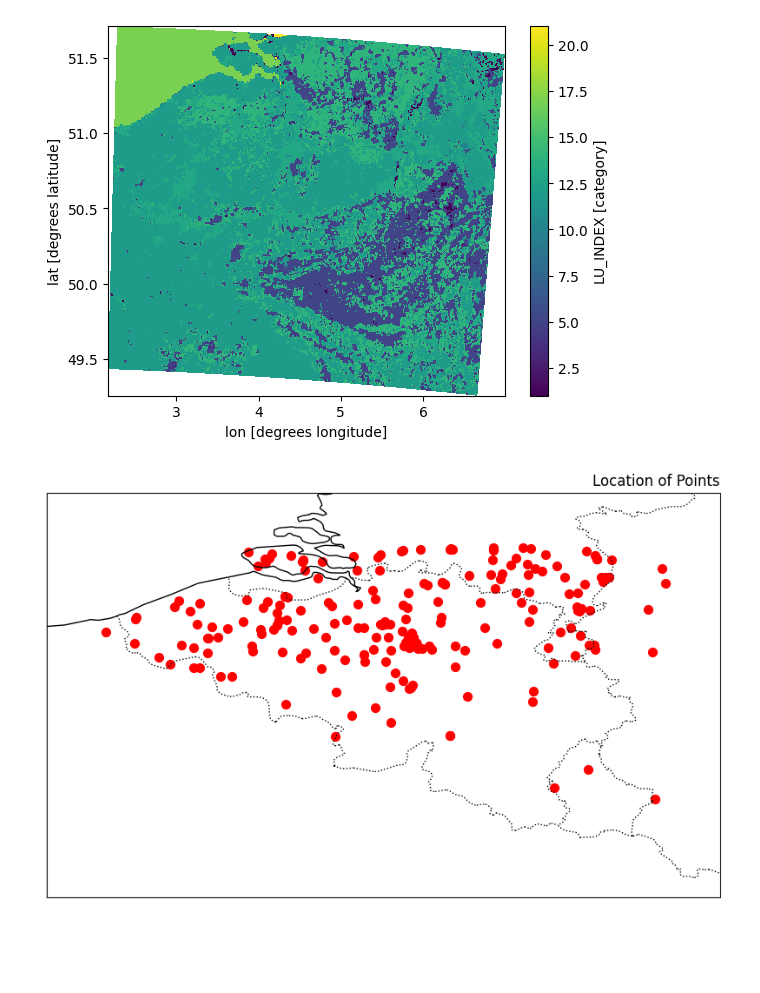
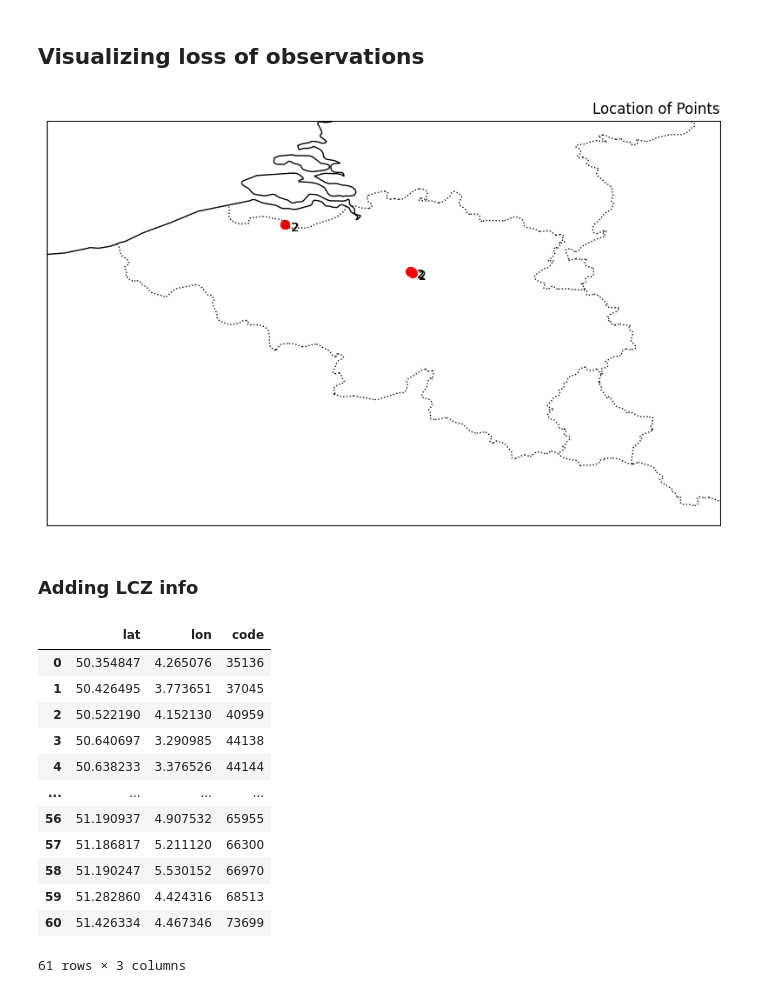
Before and after one commit to CORDEX-be2/ValEnsPy, a Jupyter notebook: analysis_ucl/WOW_data.ipynb, the cells around one changed output. Drawn from its saved outputs; the diff is of its cells as text; code cells hidden in the pictures; blank space fills up the shorter version.

```diff
--- a/analysis_ucl/WOW_data.ipynb
+++ b/analysis_ucl/WOW_data.ipynb
@@ -124,6 +189,33 @@ da = ds["LU_INDEX"]
-# %%
-da.plot(x = "lon", y = "lat")
-plot_points_map(d_coord_points, "belgium", bounds, station_id = "location")
-# %% [output]
-[figure, removed]
-[figure, removed]
+# %% [markdown]
+## Visualizing loss of observations
+# %%
+df_duplicates = pd.DataFrame([], columns = ["lat", "lon", "grid_index", "count"])
+for ind in np.unique(obs_indices.grid_index):
+    locs = np.where(obs_indices.grid_index == ind)[0]
+    if len(locs) > 1:
+        for i in locs:
+            df_duplicates.loc[i, ["lat", "lon", "grid_index"]] = obs_indices.loc[i]
+            df_duplicates.loc[i, "count"] = len(locs)
+
+df_duplicates = df_duplicates.reset_index(drop = True)
+ax2 = plot_points_map(df_duplicates, "belgium", bounds, station_id = "count", add_labels=True)
+# %% [output]
+[figure, added]
+# %% [markdown]
+### Adding LCZ info
+# %%
+d_coord_points
+# %% [output]
+|  | lat | lon | code |
+| 0 | 50.354847 | 4.265076 | 35136 |
+| 1 | 50.426495 | 3.773651 | 37045 |
+| 2 | 50.522190 | 4.152130 | 40959 |
+| 3 | 50.640697 | 3.290985 | 44138 |
+| 4 | 50.638233 | 3.376526 | 44144 |
+| ... | ... | ... | ... |
+| 56 | 51.190937 | 4.907532 | 65955 |
+| 57 | 51.186817 | 5.211120 | 66300 |
+| 58 | 51.190247 | 5.530152 | 66970 |
+| 59 | 51.282860 | 4.424316 | 68513 |
+| 60 | 51.426334 | 4.467346 | 73699 |
+61 rows × 3 columns
```
Also changed, not shown: parts of 20 cells of this notebook, 4 other files.
